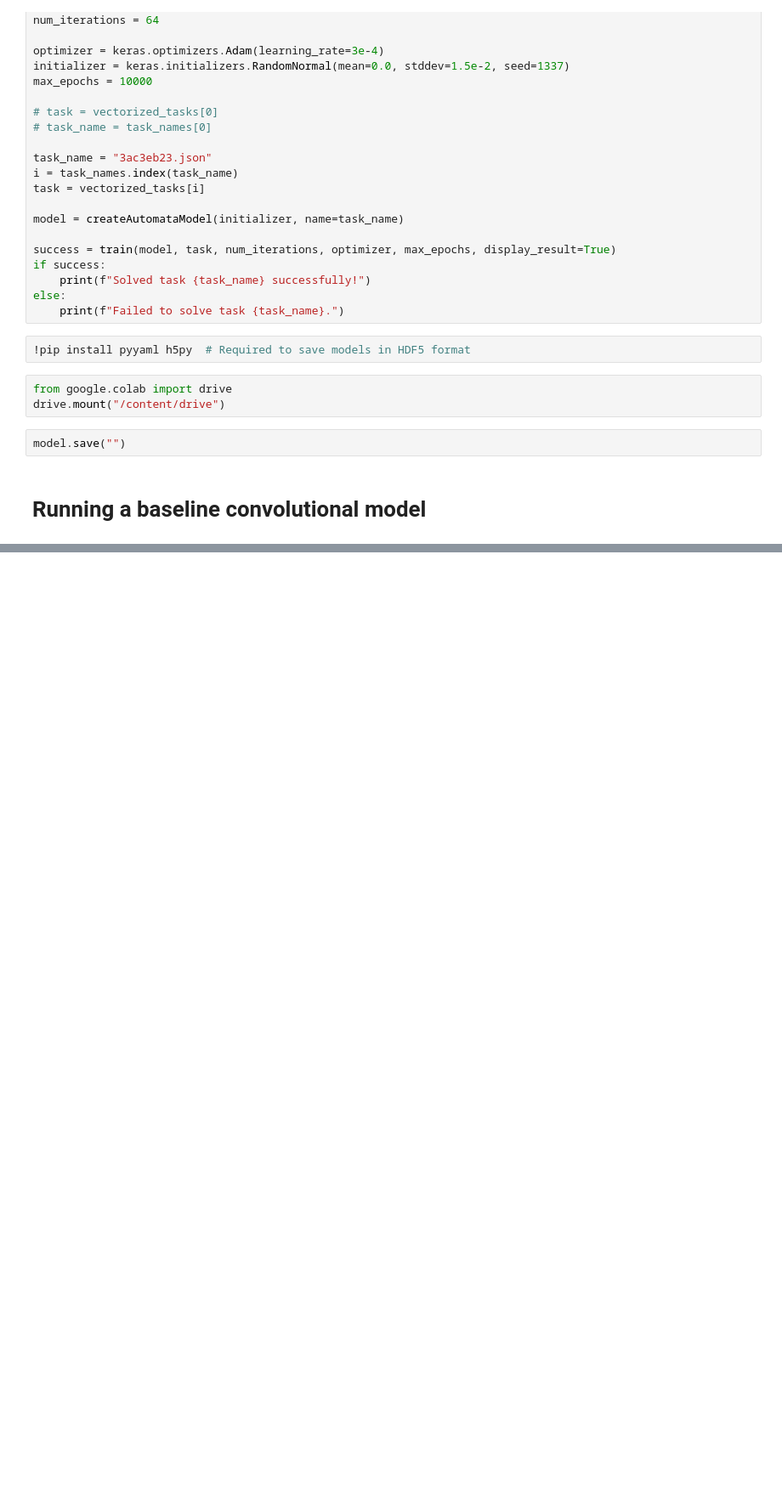
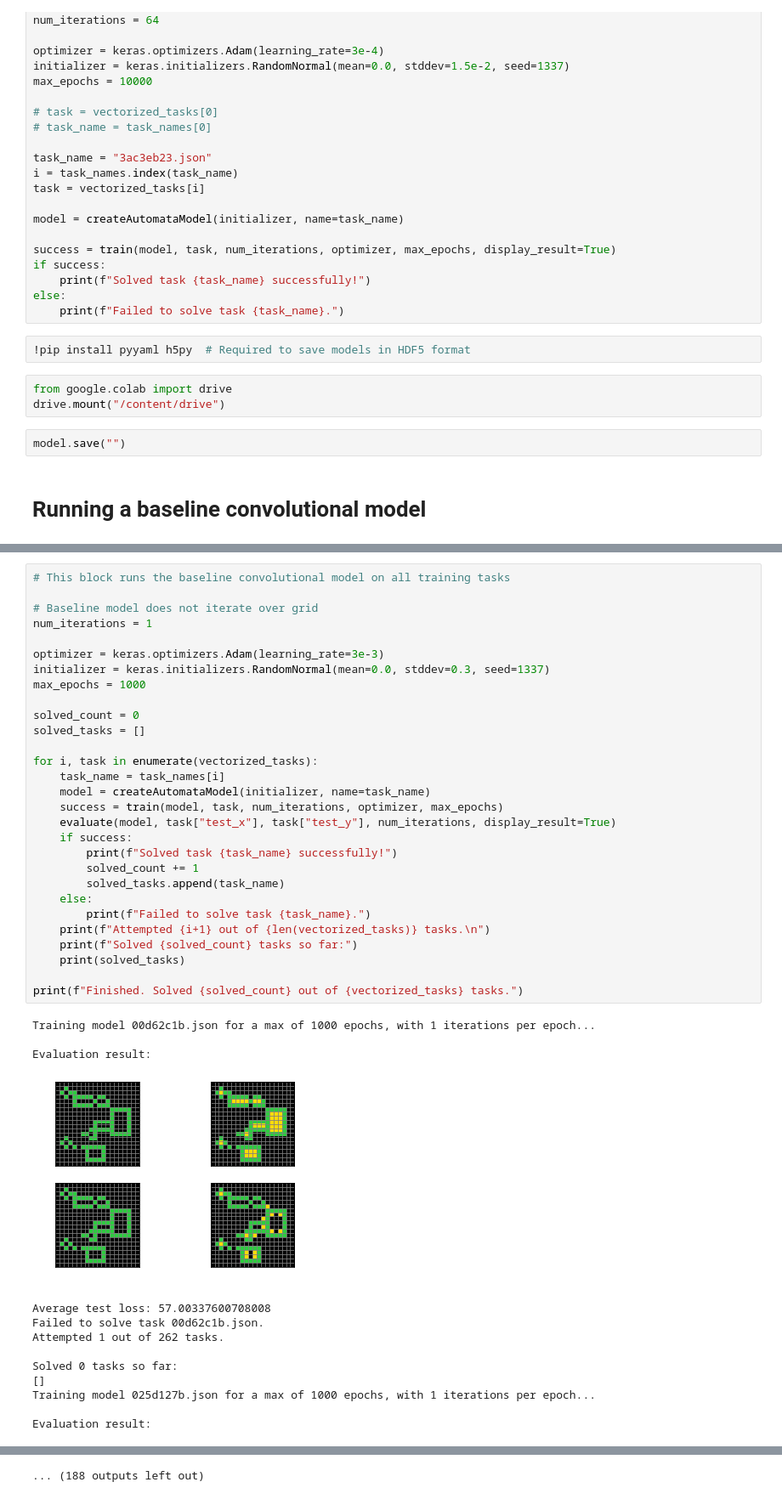
Before and after one commit to marcospgp/abstraction-and-reasoning, a Jupyter notebook: Neural_Cellular_Automata_for_ARC.ipynb, the cells around one changed output, grey strips where cells are left out. Shown at 85% size. Drawn from its saved outputs; the diff is of its cells as text; blank space fills up the shorter version.

```diff
--- a/Neural_Cellular_Automata_for_ARC.ipynb
+++ b/Neural_Cellular_Automata_for_ARC.ipynb
@@ -529,0 +638,43 @@ display(keras.utils.plot_model(model, show_shapes=True))
+# %%
+# This block runs the baseline convolutional model on all training tasks
+
+# Baseline model does not iterate over grid
+num_iterations = 1
+
+optimizer = keras.optimizers.Adam(learning_rate=3e-3)
+initializer = keras.initializers.RandomNormal(mean=0.0, stddev=0.3, seed=1337)
+max_epochs = 1000
+
+solved_count = 0
+solved_tasks = []
+
+for i, task in enumerate(vectorized_tasks):
+    task_name = task_names[i]
+    model = createAutomataModel(initializer, name=task_name)
+    success = train(model, task, num_iterations, optimizer, max_epochs)
+    evaluate(model, task["test_x"], task["test_y"], num_iterations, display_result=True)
+    if success:
+        print(f"Solved task {task_name} successfully!")
+        solved_count += 1
+        solved_tasks.append(task_name)
+    else:
+        print(f"Failed to solve task {task_name}.")
+    print(f"Attempted {i+1} out of {len(vectorized_tasks)} tasks.\n")
+    print(f"Solved {solved_count} tasks so far:")
+    print(solved_tasks)
+
+print(f"Finished. Solved {solved_count} out of {vectorized_tasks} tasks.")
+# %% [output]
+Training model 00d62c1b.json for a max of 1000 epochs, with 1 iterations per epoch...
+
+Evaluation result:
+[figure, added]
+Average test loss: 57.00337600708008
+Failed to solve task 00d62c1b.json.
+Attempted 1 out of 262 tasks.
+
+Solved 0 tasks so far:
+[]
+Training model 025d127b.json for a max of 1000 epochs, with 1 iterations per epoch...
+
+Evaluation result:
@@ -529,0 +722 @@ display(keras.utils.plot_model(model, show_shapes=True))
+... (188 outputs left out)
```
Also changed, not shown: parts of 5 cells of this notebook.
